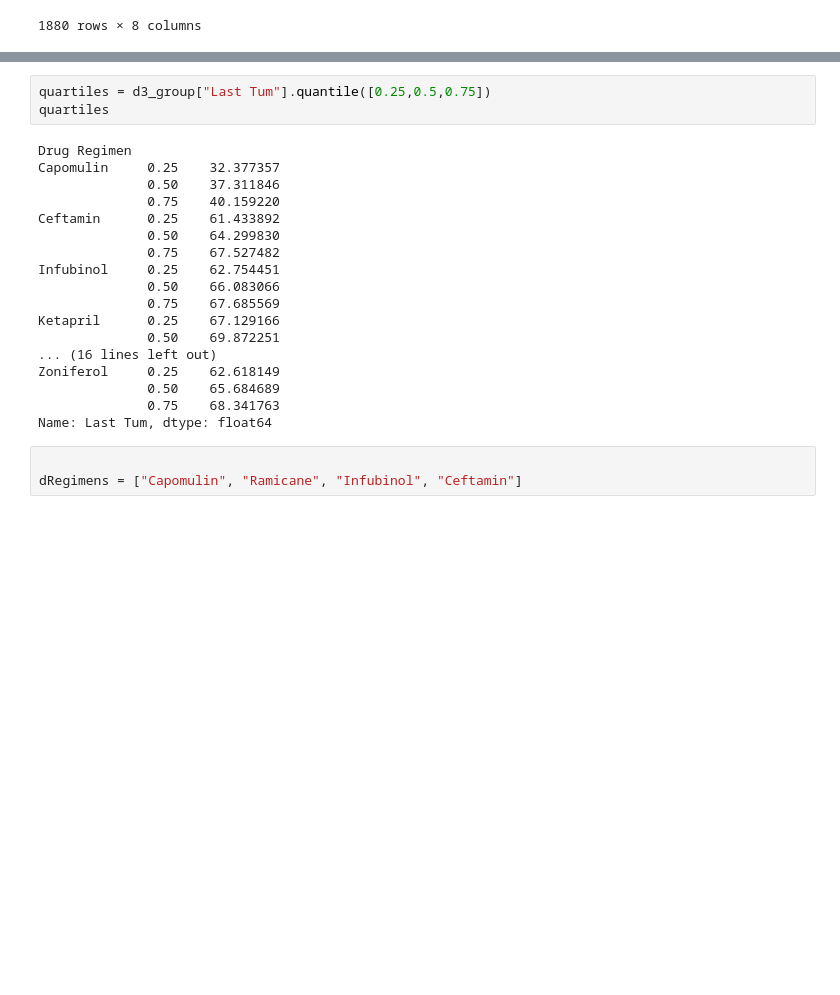
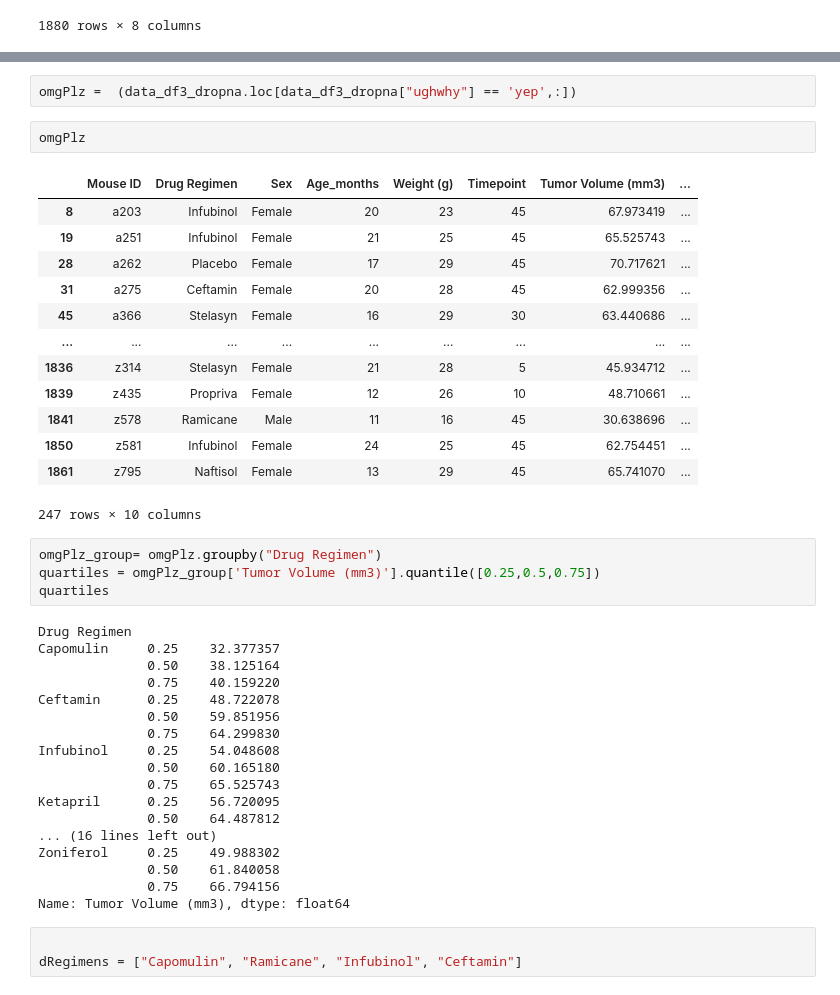
Before and after one commit to kitty-cat-catania/matplotlib-challenge, a Jupyter notebook: main.py.ipynb, the cells around one changed output, grey strips where cells are left out. Drawn from its saved outputs; the diff is of its cells as text; blank space fills up the shorter version.

```diff
--- a/main.py.ipynb
+++ b/main.py.ipynb
@@ -373,24 +311,43 @@ sorted_d3
+# %%
+omgPlz =  (data_df3_dropna.loc[data_df3_dropna["ughwhy"] == 'yep',:])
+# %%
+omgPlz
+# %% [output]
+|  | Mouse ID | Drug Regimen | Sex | Age_months | Weight (g) | Timepoint | Tumor Volume (mm3) | ... |
+| 8 | a203 | Infubinol | Female | 20 | 23 | 45 | 67.973419 | ... |
+| 19 | a251 | Infubinol | Female | 21 | 25 | 45 | 65.525743 | ... |
+| 28 | a262 | Placebo | Female | 17 | 29 | 45 | 70.717621 | ... |
+| 31 | a275 | Ceftamin | Female | 20 | 28 | 45 | 62.999356 | ... |
+| 45 | a366 | Stelasyn | Female | 16 | 29 | 30 | 63.440686 | ... |
+| ... | ... | ... | ... | ... | ... | ... | ... | ... |
+| 1836 | z314 | Stelasyn | Female | 21 | 28 | 5 | 45.934712 | ... |
+| 1839 | z435 | Propriva | Female | 12 | 26 | 10 | 48.710661 | ... |
+| 1841 | z578 | Ramicane | Male | 11 | 16 | 45 | 30.638696 | ... |
+| 1850 | z581 | Infubinol | Female | 24 | 25 | 45 | 62.754451 | ... |
+| 1861 | z795 | Naftisol | Female | 13 | 29 | 45 | 65.741070 | ... |
+247 rows × 10 columns
 # %%
-quartiles = d3_group["Last Tum"].quantile([0.25,0.5,0.75])
+omgPlz_group= omgPlz.groupby("Drug Regimen")
+quartiles = omgPlz_group['Tumor Volume (mm3)'].quantile([0.25,0.5,0.75])
 quartiles
 # %% [output]
 Drug Regimen
 Capomulin     0.25    32.377357
-              0.50    37.311846
+              0.50    38.125164
               0.75    40.159220
-Ceftamin      0.25    61.433892
-              0.50    64.299830
-              0.75    67.527482
-Infubinol     0.25    62.754451
-              0.50    66.083066
-              0.75    67.685569
-Ketapril      0.25    67.129166
-              0.50    69.872251
+Ceftamin      0.25    48.722078
+              0.50    59.851956
+              0.75    64.299830
+Infubinol     0.25    54.048608
+              0.50    60.165180
+              0.75    65.525743
+Ketapril      0.25    56.720095
+              0.50    64.487812
 ... (16 lines left out)
-Zoniferol     0.25    62.618149
-              0.50    65.684689
-              0.75    68.341763
-Name: Last Tum, dtype: float64
+Zoniferol     0.25    49.988302
+              0.50    61.840058
+              0.75    66.794156
+Name: Tumor Volume (mm3), dtype: float64
 # %%
 
 dRegimens = ["Capomulin", "Ramicane", "Infubinol", "Ceftamin"]
```
Also changed, not shown: parts of 34 cells of this notebook.
